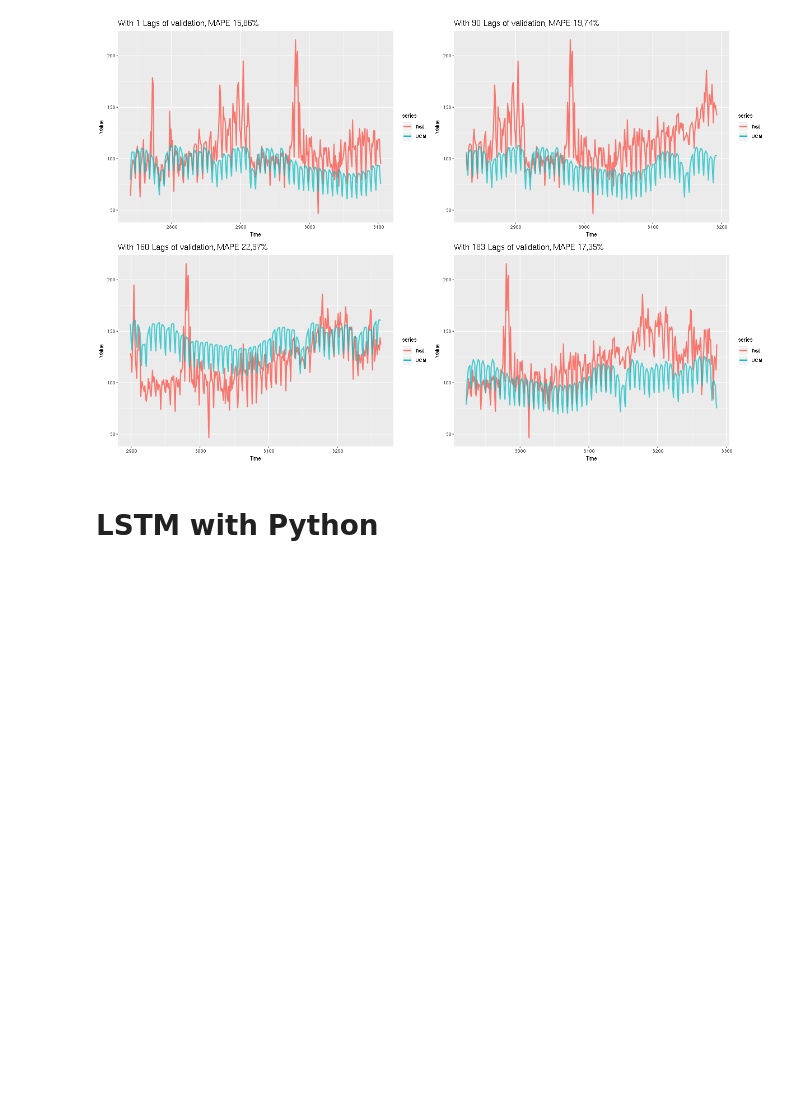
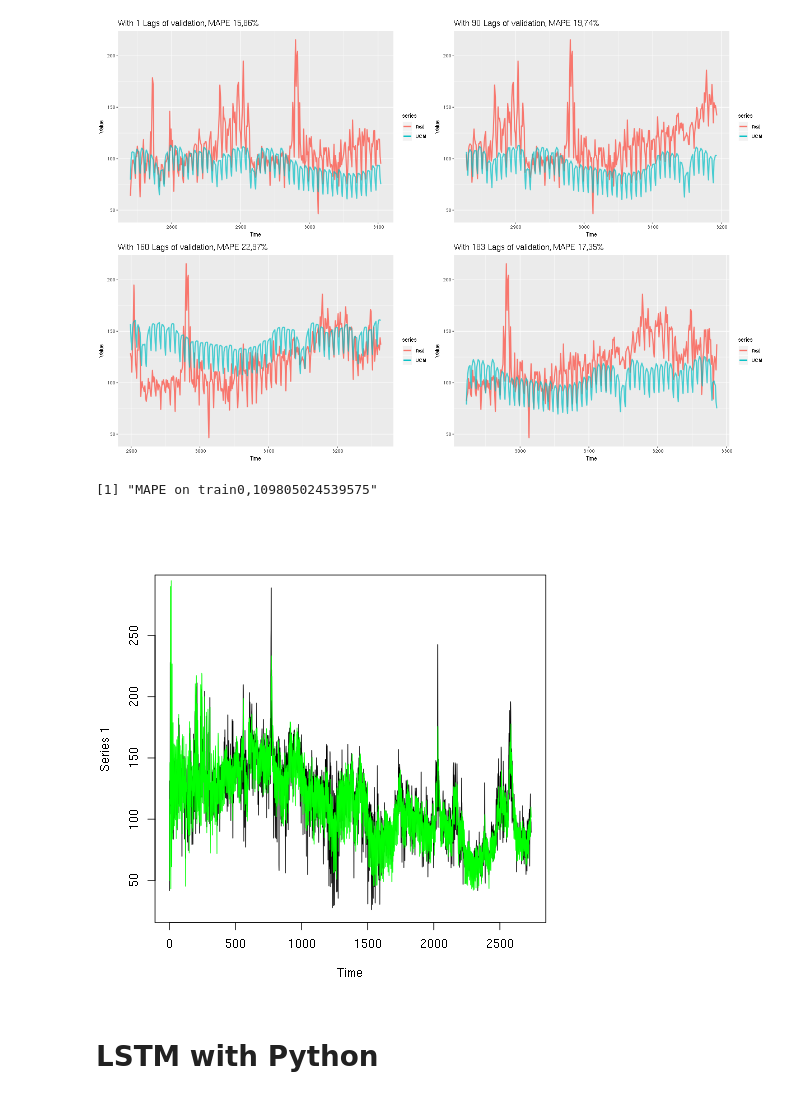
Before and after one commit to pkasela/Time_Series-Project, a Jupyter notebook: Pranav_Kasela_846965.ipynb, the cells around one changed output. Cells and saved outputs as stored; diff of their text form; code cells hidden in the pictures; blank space fills up the shorter version.

```diff
--- a/Pranav_Kasela_846965.ipynb
+++ b/Pranav_Kasela_846965.ipynb
@@ -823,6 +812,18 @@ p4 <- ggplot() +
 gridExtra::grid.arrange(p1, p2, p3, p4, nrow = 2)
 # %% [output]
 [figure]
+# %%
+%%R
+#in training:
+
+smo1 <- KFS(fit2$model, filtering = "mean", smoothing = NULL)
+
+plot(xts_to_ts(train))
+lines(smo1$m, col="green")
+print(paste0("MAPE on train ",mean(abs(xts_to_ts(train) - smo1$m)/xts_to_ts(train))))
+# %% [output]
+[1] "MAPE on train0,109805024539575"
+[figure, added]
 # %% [markdown]
 # LSTM with Python
 # %%
```
Also changed, not shown: parts of 22 cells of this notebook, 8 other files.
